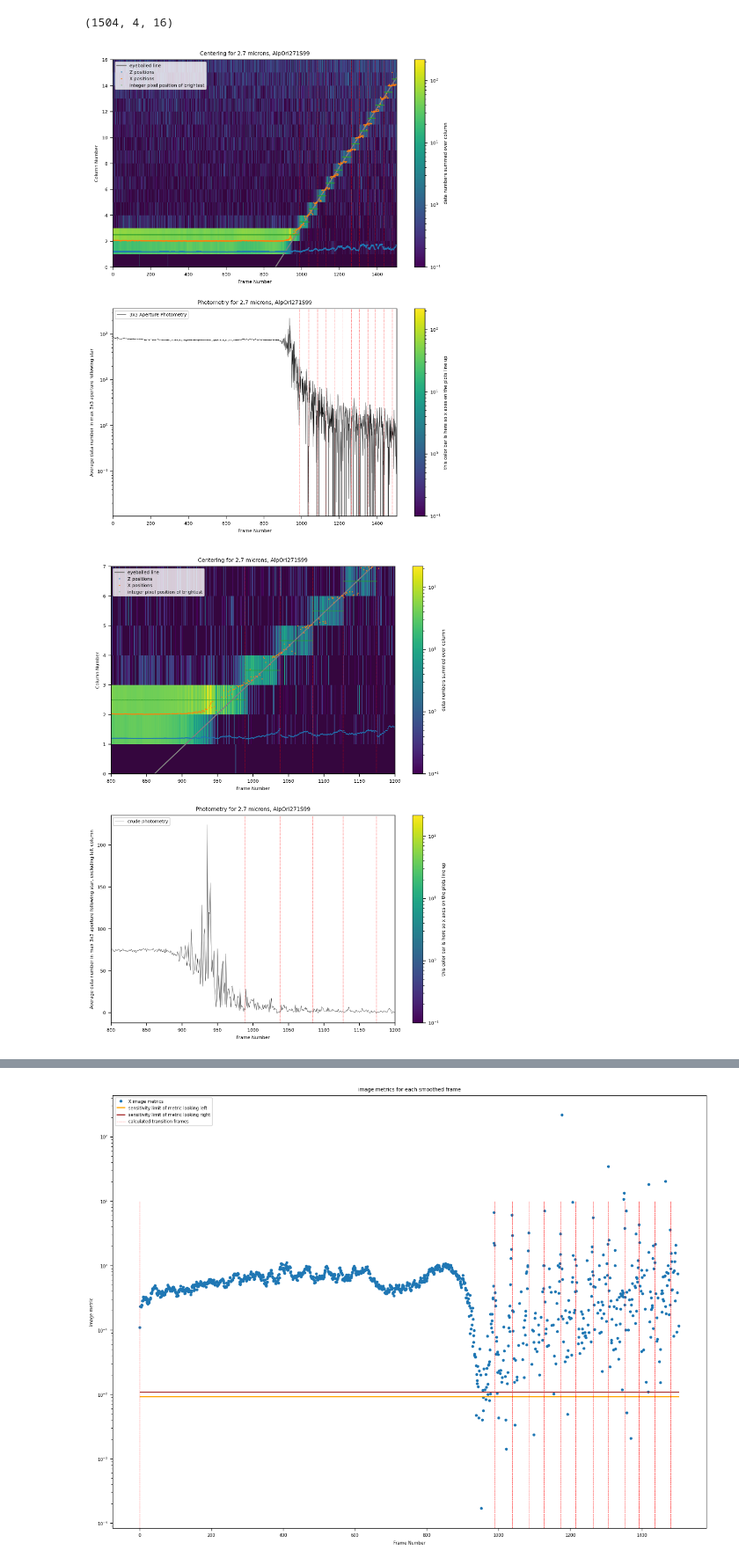
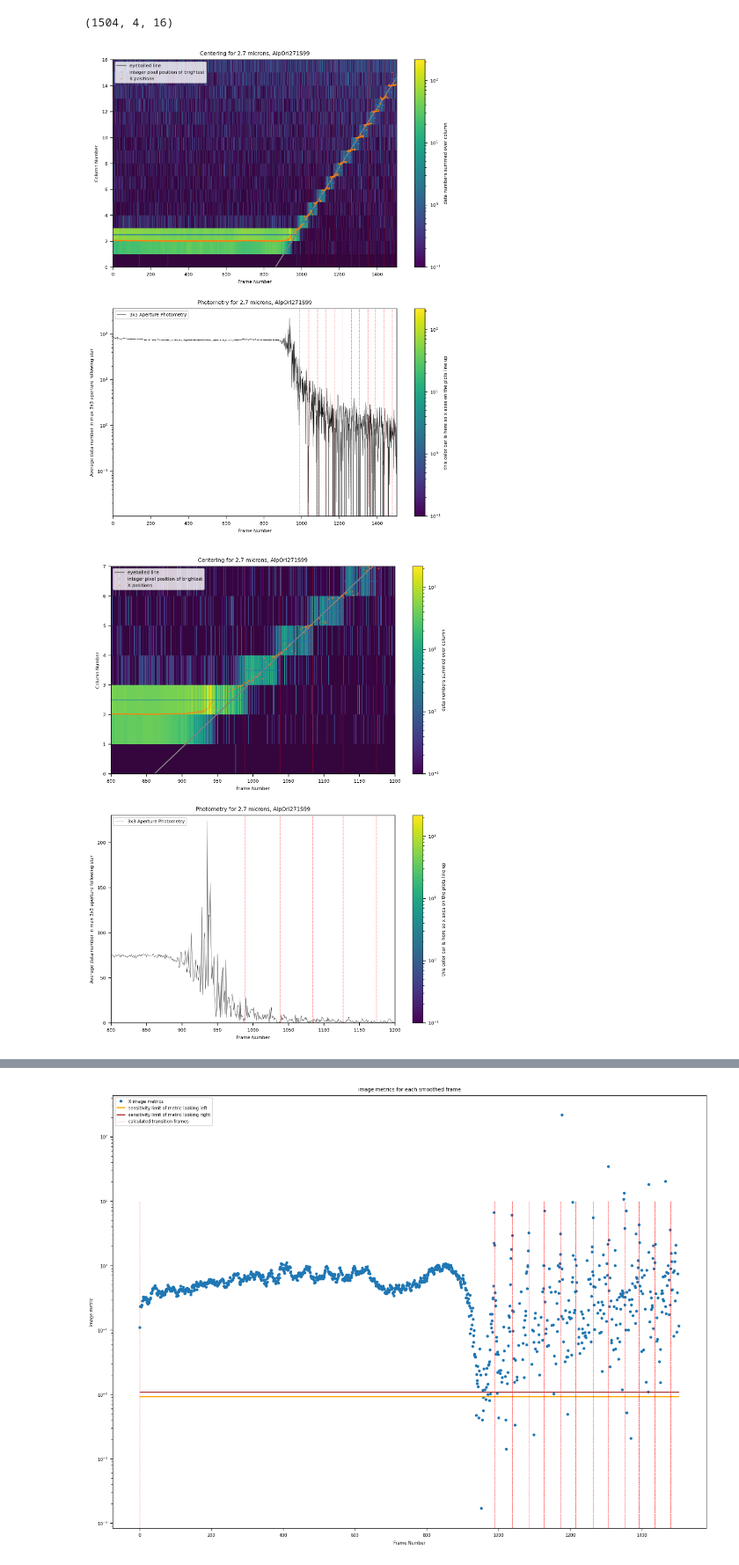
Before and after one commit to AnIndefiniteArticle/slapvisos, a Jupyter notebook: Untitled.ipynb, the cells around one changed output, grey strips where cells are left out. Shown at 88% size. Saved outputs shown, nothing was run; the diff lists cells and outputs as text; code cells hidden in the pictures.

```diff
--- a/Untitled.ipynb
+++ b/Untitled.ipynb
@@ -93,9 +93,9 @@ for i in range(len(crudephotometry)):
 plt.rcParams.update({'font.size': 6})
 fig, axs = plt.subplots(figsize=(8.5,11), dpi=300, nrows=2, ncols=1)
 axs[0].plot(linex, liney, 'gray', label='eyeballed line')
-axs[0].plot(Zbrights + Zcorr, '.', markersize=1, label='Z positions')
+#axs[0].plot(Zbrights + Zcorr, '.', markersize=1, label='Z positions')
+axs[0].plot(Xbrights+0.5, '.', markersize=0.5, label='integer pixel position of brightest')
 axs[0].plot(Xbrights + Xcorr, '.', markersize=1, label='X positions')
-axs[0].plot(Xbrights+0.5, '.', markersize=0.5, label='integer pixel position of brightest')
 for i in range(len(Xtransitions)):
   axs[0].axvline(Xtransitions[i,0],0,15, color='red', linestyle='dashed', linewidth=0.3)
 axs[0].set_title("Centering for 2.7 microns, " + occname)
@@ -114,6 +114,7 @@ axs[1].set_title("Photometry for 2.7 microns, " + occname)
 axs[1].set_ylabel("Average data number in max 3x3 aperture following star")
 axs[1].set_xlabel("Frame Number")
 axs[1].legend()
+#axs[1].set_ylim(60,85)
 axs[1].set_xlim(0,len(crudephotometry))
 #im = axs[1].imshow(smoothmono.max(axis=2).transpose(), aspect="auto", norm="log", interpolation="none", vmin=0.3, origin="lower", extent=(0,smoothmono.shape[0],0,smoothmono.shape[1]))
 #axs[1].set_facecolor('xkcd:dark purple')
@@ -121,41 +122,43 @@ fig.colorbar(im, ax=axs[1], label="this color bar is here so x axes on the plots
 
 fig.savefig(outdir + occname + "-log.png")
 # %% [output]
-[figure, old version]
+[figure, new version]
 # %%
 plt.rcParams.update({'font.size': 6})
 fig, axs = plt.subplots(figsize=(8.5,11), dpi=300, nrows=2, ncols=1)
 axs[0].plot(linex, liney, 'gray', label='eyeballed line')
-axs[0].plot(Zbrights + Zcorr, '.', markersize=1, label='Z positions')
+#axs[0].plot(Zbrights + Zcorr, '.', markersize=1, label='Z positions')
+axs[0].plot(Xbrights + 0.5, '.', markersize=0.5, label='integer pixel position of brightest')
 axs[0].plot(Xbrights + Xcorr, '.', markersize=1, label='X positions')
-axs[0].plot(Xbrights + 0.5, '.', markersize=0.5, label='integer pixel position of brightest')
 axs[0].set_ylim(0,7)
 axs[0].set_xlim(zoomin,zoomax)
 for i in range(len(Xtransitions)):
   axs[0].axvline(Xtransitions[i,0],0,15, color='red', linestyle='dashed', linewidth=0.3)
 axs[0].set_title("Centering for 2.7 microns, " + occname)
 axs[0].set_ylabel("Column Number")
 axs[0].set_xlabel("Frame Number")
 axs[0].legend()
 im = axs[0].imshow(smoothmono.sum(axis=1).transpose(), aspect="auto", norm="log", interpolation="none", vmin=0.1, origin="lower", extent=(0,smoothmono.shape[0],0,smoothmono.shape[2]))
 axs[0].set_facecolor('xkcd:dark purple')
 fig.colorbar(im, ax=axs[0], label="data numbers summed over column")
 
-axs[1].plot(crudephotometry, 'k', linewidth=0.3, label='crude photometry')
+axs[1].plot(crudephotometry, 'k', linewidth=0.3, label='3x3 Aperture Photometry')
 for i in range(len(Xtransitions)):
   axs[1].axvline(Xtransitions[i,0],0,1, color='red', linestyle='dashed', linewidth=0.3)
 #axs[1].set_yscale("log")
 axs[1].set_xlim(zoomin,zoomax)
+#axs[1].set_xlim(950,1000)
+axs[1].set_ylim(0,230)
 axs[1].set_title("Photometry for 2.7 microns, " + occname)
-axs[1].set_ylabel("Average data number in max 3x3 aperture following star, excluding left column")
+axs[1].set_ylabel("Average data number in max 3x3 aperture following star")
 axs[1].set_xlabel("Frame Number")
 axs[1].legend()
 fig.colorbar(im, ax=axs[1], label="this color bar is here so x axes on the plots line up")
 
 
 fig.savefig(outdir + occname + "-linear-zoom.png")
 # %% [output]
-[figure, old version]
+[figure, new version]
 # %%
 plt.clf()
 plt.figure(figsize=(15,11))
```
Also changed, not shown: parts of 8 cells of this notebook, 1 other file.
